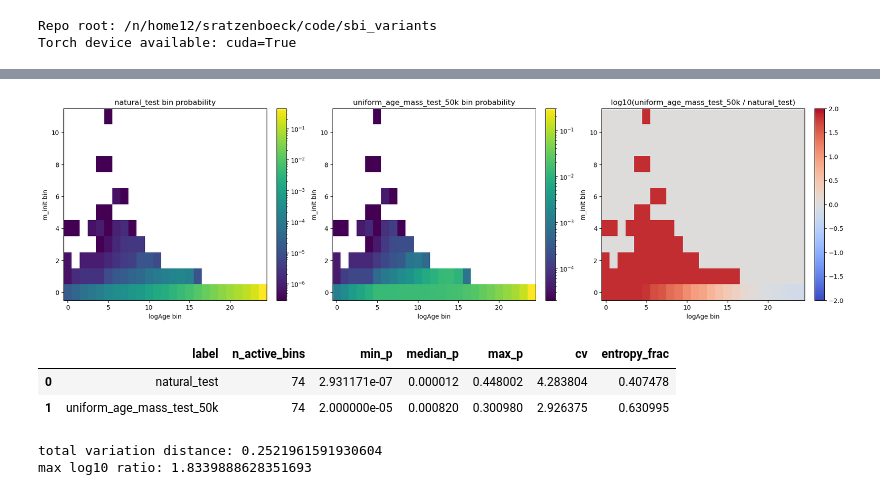
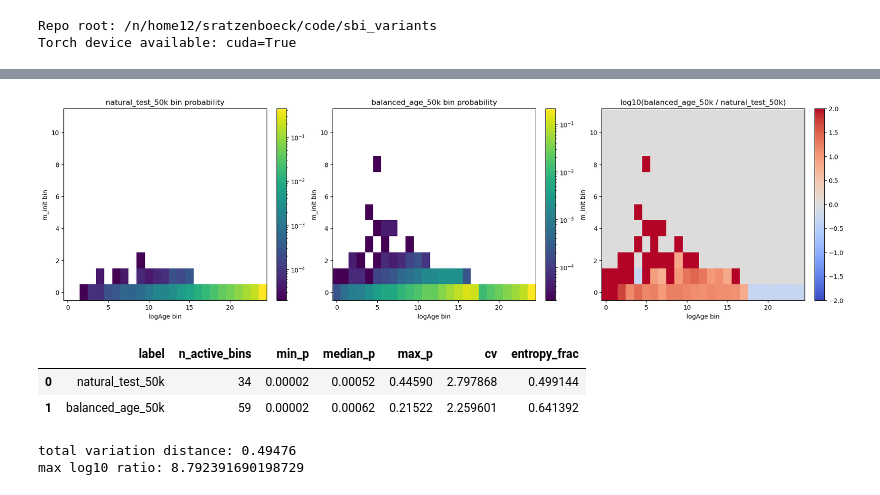
Before and after one commit to sebastianratzenboeck/sbi_variants, a Jupyter notebook: notebooks/transformer_regression_benchmark.ipynb, the cells around one changed output, grey strips where cells are left out. Drawn from its saved outputs; the diff is of its cells as text; code cells hidden in the pictures.

```diff
--- a/notebooks/transformer_regression_benchmark.ipynb
+++ b/notebooks/transformer_regression_benchmark.ipynb
@@ -632,17 +662,17 @@ def plot_sampler_bin_comparison(
 # %%
 plot_sampler_bin_comparison(
     cache,
-    eval_subset_rows["natural_test"],
-    eval_subset_rows["uniform_age_mass_test_50k"],
-    label_a="natural_test",
-    label_b="uniform_age_mass_test_50k",
+    eval_subset_rows["natural_test_50k"],
+    eval_subset_rows["balanced_age_50k"],
+    label_a="natural_test_50k",
+    label_b="balanced_age_50k",
     n_age_bins=25,
     n_mass_bins=12,
     bin_strategy="equal_width",
     ref_rows=test_pool_rows,
 )
 # %% [output]
-[figure, old version]
+[figure, new version]
 # %%
 def summarize_bin_distribution(p, label):
     flat = p.ravel()
@@ -654,22 +684,22 @@ def summarize_bin_distribution(p, label):
             "min_p": active.min(),
             "median_p": np.median(active),
             "max_p": active.max(),
-            "cv": active.std() / active.mean(),   # lower = flatter
-            "entropy_frac": -(active * np.log(active)).sum() / np.log(len(active)),  # closer to 1 = flatter
+            "cv": active.std() / active.mean(),
+            "entropy_frac": -(active * np.log(active)).sum() / np.log(len(active)),
         }
     )
 
 hist_nat, _, _ = compute_age_mass_hist(
     cache,
-    eval_subset_rows["natural_test"],
+    eval_subset_rows["natural_test_50k"],
     n_age_bins=25,
     n_mass_bins=12,
     bin_strategy="equal_width",
     ref_rows=test_pool_rows,
 )
-hist_uni, _, _ = compute_age_mass_hist(
+hist_bal, _, _ = compute_age_mass_hist(
     cache,
-    eval_subset_rows["uniform_age_mass_test_50k"],
+    eval_subset_rows["balanced_age_50k"],
     n_age_bins=25,
     n_mass_bins=12,
     bin_strategy="equal_width",
@@ -677,22 +707,22 @@ hist_uni, _, _ = compute_age_mass_hist(
 )
 
 p_nat = hist_nat / hist_nat.sum()
-p_uni = hist_uni / hist_uni.sum()
+p_bal = hist_bal / hist_bal.sum()
 
 display(pd.DataFrame([
-    summarize_bin_distribution(p_nat, "natural_test"),
-    summarize_bin_distribution(p_uni, "uniform_age_mass_test_50k"),
+    summarize_bin_distribution(p_nat, "natural_test_50k"),
+    summarize_bin_distribution(p_bal, "balanced_age_50k"),
 ]))
 
-tv = 0.5 * np.abs(p_nat - p_uni).sum()
+tv = 0.5 * np.abs(p_nat - p_bal).sum()
 print("total variation distance:", tv)
-print("max log10 ratio:", np.max(np.abs(np.log10((p_uni + 1e-12) / (p_nat + 1e-12)))))
+print("max log10 ratio:", np.max(np.abs(np.log10((p_bal + 1e-12) / (p_nat + 1e-12)))))
 # %% [output]
 |  | label | n_active_bins | min_p | median_p | max_p | cv | entropy_frac |
-| 0 | natural_test | 74 | 2.931171e-07 | 0.000012 | 0.448002 | 4.283804 | 0.407478 |
-| 1 | uniform_age_mass_test_50k | 74 | 2.000000e-05 | 0.000820 | 0.300980 | 2.926375 | 0.630995 |
+| 0 | natural_test_50k | 34 | 0.00002 | 0.00052 | 0.44590 | 2.797868 | 0.499144 |
+| 1 | balanced_age_50k | 59 | 0.00002 | 0.00062 | 0.21522 | 2.259601 | 0.641392 |
-total variation distance: 0.2521961591930604
-max log10 ratio: 1.8339888628351693
+total variation distance: 0.49476
+max log10 ratio: 8.792391690198729
 # %%
 # ------------------------------------------------------------------
 # Models + training/evaluation helpers
```
Also changed, not shown: parts of 20 cells of this notebook, 8 other files.
